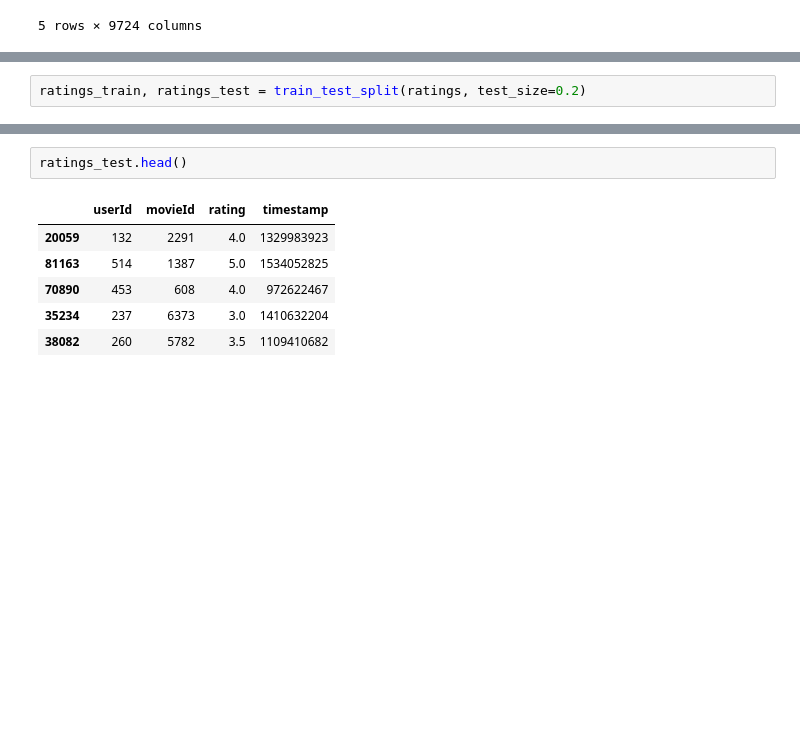
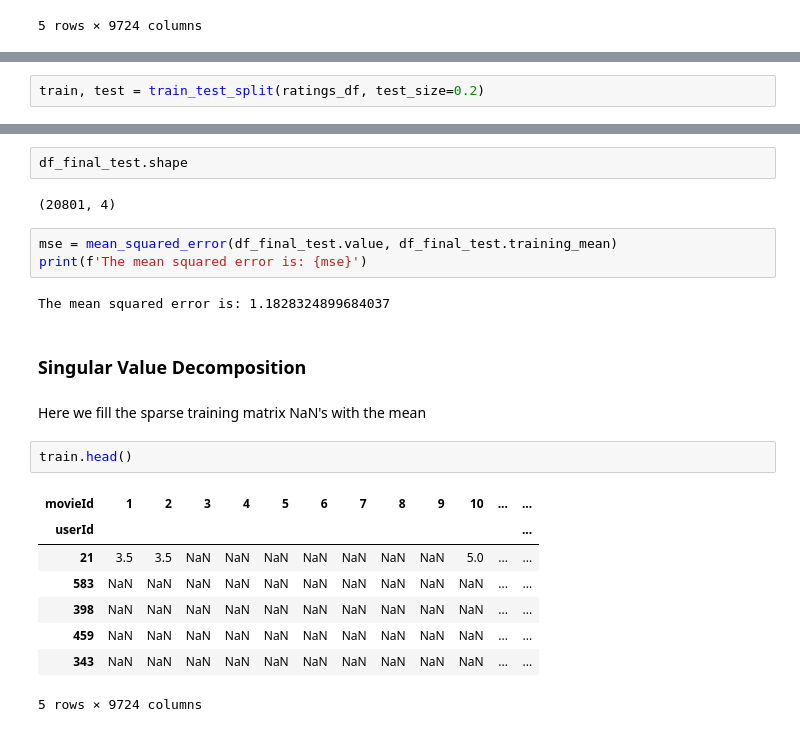
Before and after one commit to mjdacs/data612, a Jupyter notebook: project_3/eda.ipynb, the cells around one changed output, grey strips where cells are left out. Saved outputs shown, nothing was run; the diff lists cells and outputs as text; blank space fills up the shorter version.

```diff
--- a/project_3/eda.ipynb
+++ b/project_3/eda.ipynb
@@ -107,2 +108,2 @@ ratings.rating.mean()
 # %%
-ratings_train, ratings_test = train_test_split(ratings, test_size=0.2)
+train, test = train_test_split(ratings_df, test_size=0.2)
@@ -109,9 +171,24 @@ ratings_train, ratings_test = train_test_split(ratings, test_size=0.2)
+# %%
+df_final_test.shape
+# %% [output]
+(20801, 4)
+# %%
+mse = mean_squared_error(df_final_test.value, df_final_test.training_mean)
+print(f'The mean squared error is: {mse}')
+# %% [output]
+The mean squared error is: 1.1828324899684037
+# %% [markdown]
+### Singular Value Decomposition
+# %% [markdown]
+Here we fill the sparse training matrix NaN's with the mean
 # %%
-ratings_test.head()
+train.head()
 # %% [output]
-|  | userId | movieId | rating | timestamp |
-| 20059 | 132 | 2291 | 4.0 | 1329983923 |
-| 81163 | 514 | 1387 | 5.0 | 1534052825 |
-| 70890 | 453 | 608 | 4.0 | 972622467 |
-| 35234 | 237 | 6373 | 3.0 | 1410632204 |
-| 38082 | 260 | 5782 | 3.5 | 1109410682 |
+| movieId | 1 | 2 | 3 | 4 | 5 | 6 | 7 | 8 | 9 | 10 | ... | ... |
+| userId |  |  |  |  |  |  |  |  |  |  |  | ... |
+| 21 | 3.5 | 3.5 | NaN | NaN | NaN | NaN | NaN | NaN | NaN | 5.0 | ... | ... |
+| 583 | NaN | NaN | NaN | NaN | NaN | NaN | NaN | NaN | NaN | NaN | ... | ... |
+| 398 | NaN | NaN | NaN | NaN | NaN | NaN | NaN | NaN | NaN | NaN | ... | ... |
+| 459 | NaN | NaN | NaN | NaN | NaN | NaN | NaN | NaN | NaN | NaN | ... | ... |
+| 343 | NaN | NaN | NaN | NaN | NaN | NaN | NaN | NaN | NaN | NaN | ... | ... |
+5 rows × 9724 columns
```
Also changed, not shown: parts of 30 cells of this notebook, 1 other file.
